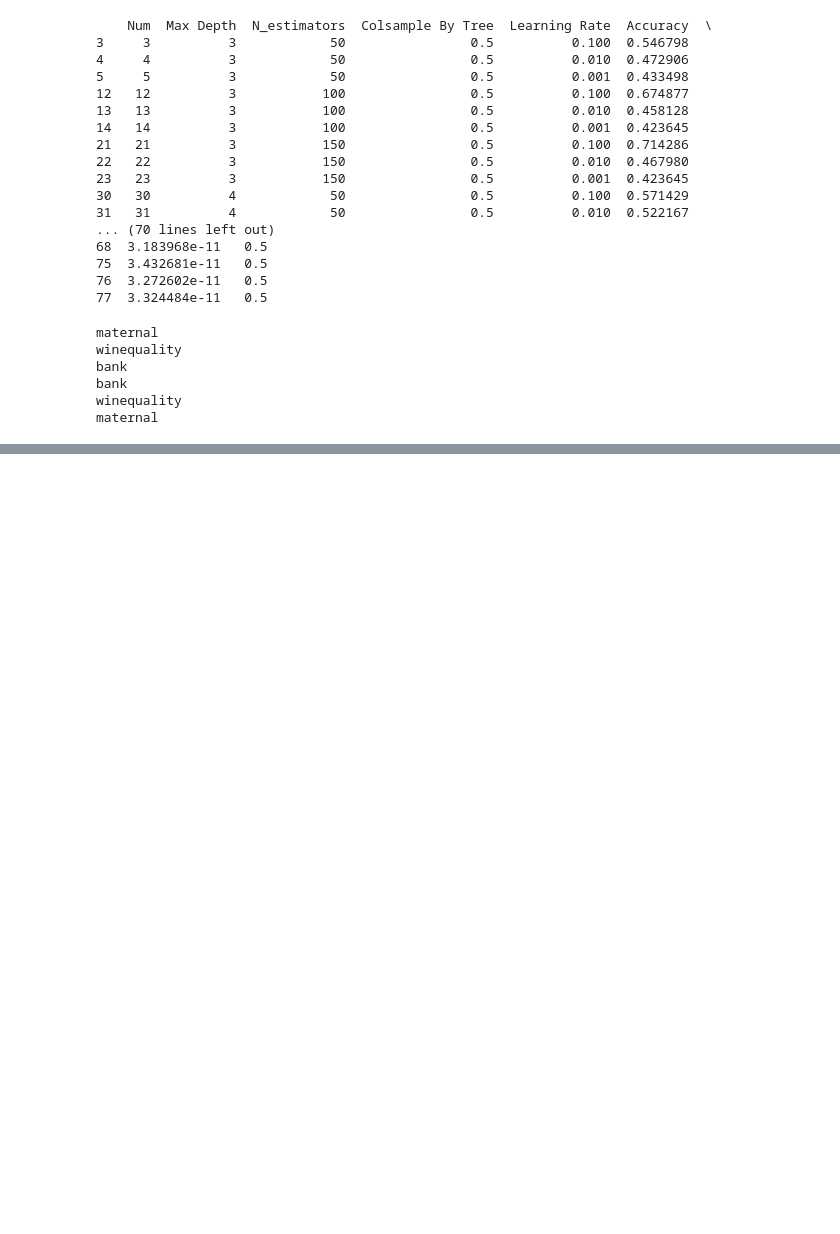
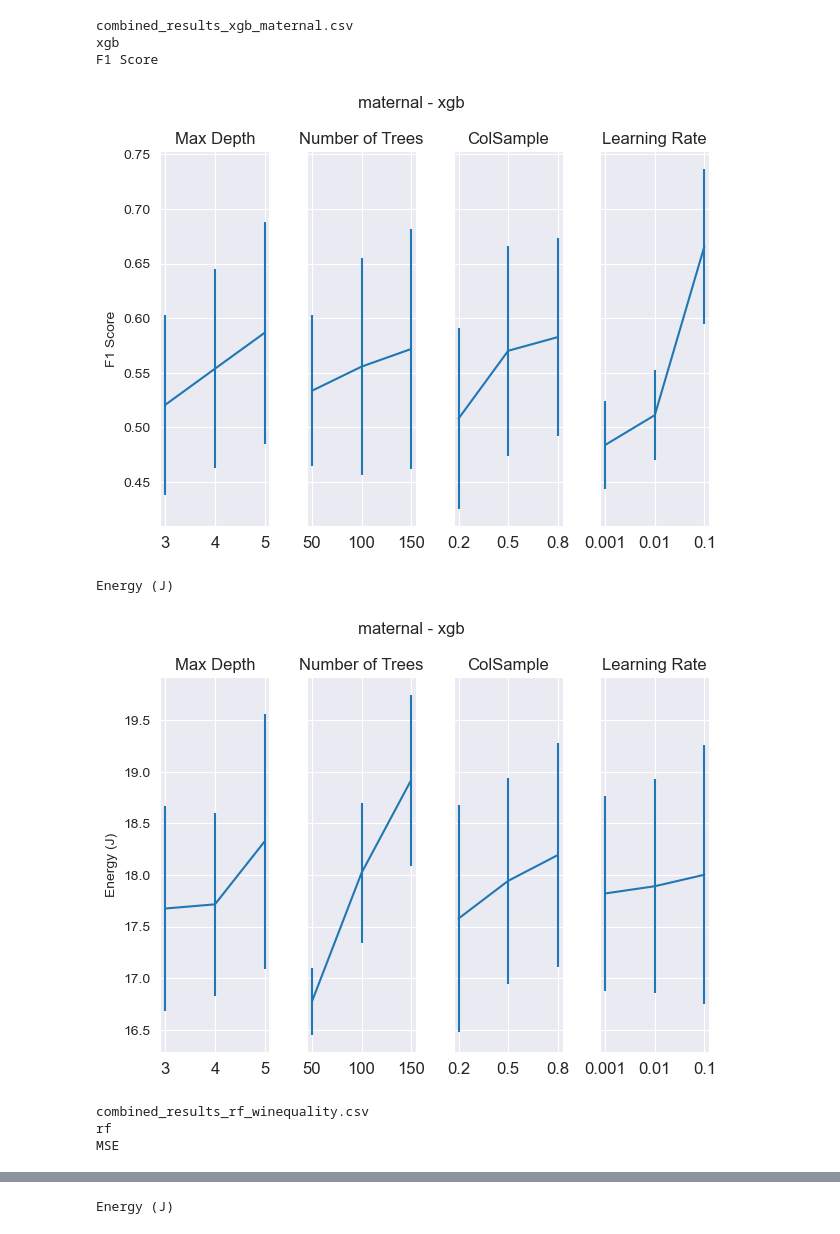
Before and after one commit to dloveland/EECS_573_EnergyML, a Jupyter notebook: Per Comb Plots Per Feat Agg -- Loveland.ipynb, the cells around one changed output, grey strips where cells are left out. Drawn from its saved outputs; the diff is of its cells as text; code cells hidden in the pictures; blank space fills up the shorter version.

Commit message:
loveland imgs added

```diff
--- a/Per Comb Plots Per Feat Agg -- Loveland.ipynb
+++ b/Per Comb Plots Per Feat Agg -- Loveland.ipynb
@@ -4,3 +4,6 @@ import pandas as pd
 import matplotlib.pyplot as plt
 import os
 import time
+
+import seaborn as sns
+sns.set_style('darkgrid')
@@ -12,29 +40,3 @@ df = df.drop('Unnamed: 0',axis=1)
-# %%
-
-df['temp'] = df['Learning Rate']
-df['Learning Rate'] = df['Colsample By Tree']
-df['Colsample By Tree'] = df['temp']
-#print(df)
-curr_df = df[df['Colsample By Tree'] == 0.5]
-print(curr_df)
-# %% [output]
-    Num  Max Depth  N_estimators  Colsample By Tree  Learning Rate  Accuracy  \
-3     3          3            50                0.5          0.100  0.546798
-4     4          3            50                0.5          0.010  0.472906
-5     5          3            50                0.5          0.001  0.433498
-12   12          3           100                0.5          0.100  0.674877
-13   13          3           100                0.5          0.010  0.458128
-14   14          3           100                0.5          0.001  0.423645
-21   21          3           150                0.5          0.100  0.714286
-22   22          3           150                0.5          0.010  0.467980
-23   23          3           150                0.5          0.001  0.423645
-30   30          4            50                0.5          0.100  0.571429
-31   31          4            50                0.5          0.010  0.522167
-... (70 lines left out)
-68  3.183968e-11   0.5
-75  3.432681e-11   0.5
-76  3.272602e-11   0.5
-77  3.324484e-11   0.5
 # %%
 # scatter plot of exp results, where experiments are color coded based on the learning rate
 # disregard the colsample by tree name; it's because the column names were swapped when file was generated
@@ -45,17 +47,20 @@ import matplotlib.pyplot as plt
 
 for i in range(len(results_lst)):
     filename = results_lst[i]
-
-    dataset_name = filename.strip('.csv').split('_')[-1]
+    print(filename)
+    dataset_name = filename.strip('.csv').split('_')[-2]
     print(dataset_name)
     if 'winequality' in filename:
         metric = 'MSE'
     else:
         metric = 'F1 Score'
+    model_name = filename.strip('.csv').split('_')[-1]
+
 
     for m in [metric, 'Energy (J)']:
+        print(m)
+        if 'rf' in filename:
 
-        if 'rf' in filename:
             fig, axs = plt.subplots(nrows=1, ncols=3, sharey=True)
             axs = axs.flatten()
 
@@ -104,16 +109,17 @@ for i in range(len(results_lst)):
 
             plt.suptitle('RF - {0}'.format(dataset_name))
             plt.tight_layout()
-            plt.savefig('loveland_imgs/rf_{0}_{1}_idv.png'.format(dataset_name, m))
+            plt.show()
+            #plt.savefig('loveland_imgs/rf_{0}_{1}_idv.png'.format(dataset_name, m))
 
         elif 'xgb' in filename:
+
 
             fig, axs = plt.subplots(nrows=1, ncols=4, sharey=True)
             axs = axs.flatten()
 
             df = pd.read_csv("percomb_runs/" + filename)
             df = df.drop('Unnamed: 0',axis=1)
-
 
             df['temp'] = df['Learning Rate']
             df['Learning Rate'] = df['Colsample By Tree']
@@ -147,38 +153,42 @@ for i in range(len(results_lst)):
             axs[1].set_title('Number of Trees')
             axs[1].set_xticks([0, 1, 2])
             axs[1].set_xticklabels(N_estims, fontsize=12)
 
             means = []
             stds = []
             for c in Colsampl:
                 curr_df = df[df["Colsample By Tree"] == c]
                 means.append(np.mean(curr_df[m]))
                 stds.append(np.std(curr_df[m]))
             axs[2].errorbar(range(len(depths)), means, yerr=stds)
             axs[2].set_title('ColSample')
             axs[2].set_xticks([0, 1, 2])
             axs[2].set_xticklabels(Colsampl, fontsize=12)
 
             means = []
             stds = []
             for l in lr:
                 curr_df = df[df["Learning Rate"] == l]
                 means.append(np.mean(curr_df[m]))
                 stds.append(np.std(curr_df[m]))
 
             axs[3].errorbar(range(len(depths)), means, yerr=stds)
             axs[3].set_title('Learning Rate')
             axs[3].set_xticks([0, 1, 2])
             axs[3].set_xticklabels(lr, fontsize=12)
 
-            plt.suptitle('XGB - {0}'.format(dataset_name))
+            plt.suptitle('{1} - {0}'.format(dataset_name, model_name))
             plt.tight_layout()
-            plt.savefig('loveland_imgs/xgb_{0}_{1}_idv.png'.format(dataset_name, m))
+            plt.show()
+        #plt.savefig('loveland_imgs/xgb_{0}_{1}_idv.png'.format(dataset_name, m))
         plt.close()
 # %% [output]
-maternal
-winequality
-bank
-bank
-winequality
-maternal
+combined_results_xgb_maternal.csv
+xgb
+F1 Score
+[figure, added]
+Energy (J)
+[figure, added]
+combined_results_rf_winequality.csv
+rf
+MSE
@@ -184,0 +196 @@ maternal
+Energy (J)
```
Also changed, not shown: parts of 9 cells of this notebook, 21 other files.
